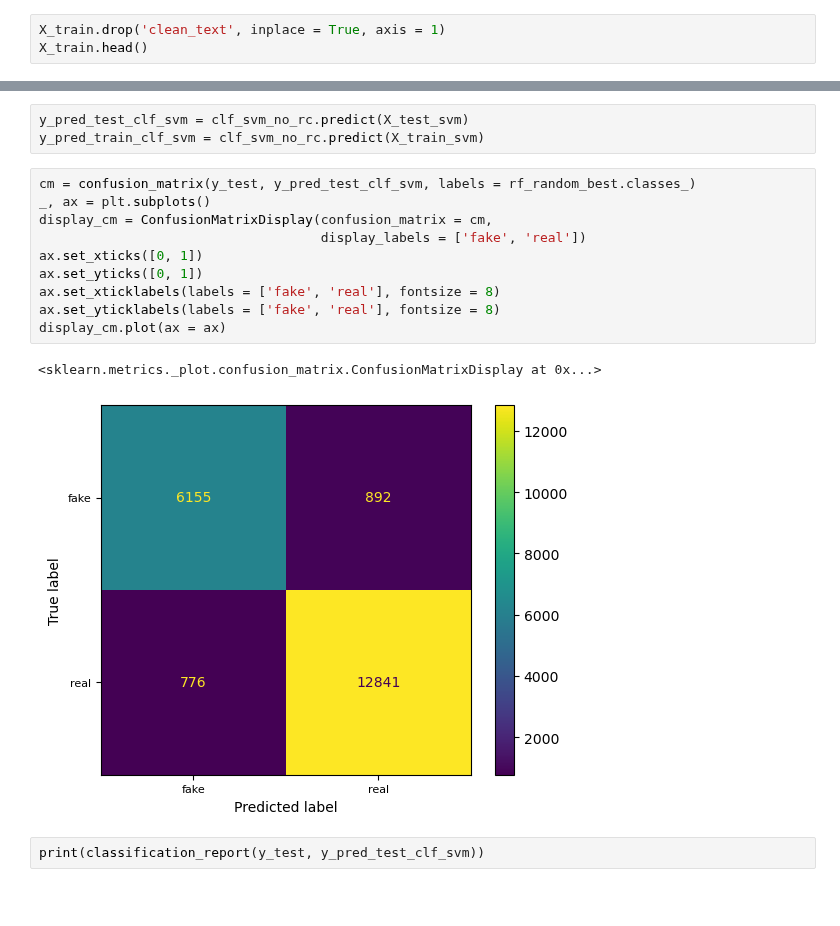
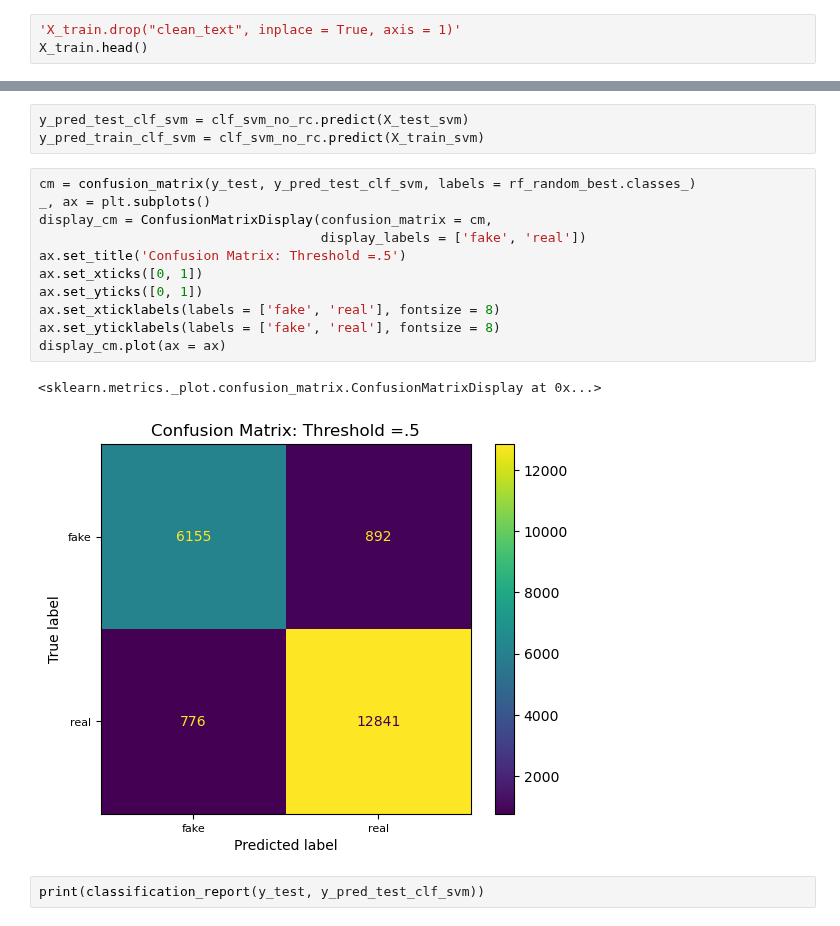
Before and after one commit to Noob1701/Springboard, a Jupyter notebook: Fake News Modelling.ipynb, the cells around one changed output, grey strips where cells are left out. Drawn from its saved outputs; the diff is of its cells as text; blank space fills up the shorter version.

```diff
--- a/Fake News Modelling.ipynb
+++ b/Fake News Modelling.ipynb
@@ -36,7 +37,7 @@ X_train.head()
 | 4 | 47.22 | 12.6 | 12.89 | 15.5 | 9.10 | 163 | 16.250000 | 13.33 | 1304 | ... |
 5 rows × 517 columns
 # %%
-X_train.drop('clean_text', inplace = True, axis = 1)
+'X_train.drop("clean_text", inplace = True, axis = 1)'
 X_train.head()
 # %% [output]
 |  | fe_score | fk_score | cl_score | ari_score | dc_score | dw_score | ls_score | gf_score | syllable_count | ... |
@@ -698,16 +702,17 @@ y_pred_train_clf_svm = clf_svm_no_rc.predict(X_train_svm)
 # %%
 cm = confusion_matrix(y_test, y_pred_test_clf_svm, labels = rf_random_best.classes_)
 _, ax = plt.subplots()
 display_cm = ConfusionMatrixDisplay(confusion_matrix = cm,
                                     display_labels = ['fake', 'real'])
+ax.set_title('Confusion Matrix: Threshold =.5')
 ax.set_xticks([0, 1])
 ax.set_yticks([0, 1])
 ax.set_xticklabels(labels = ['fake', 'real'], fontsize = 8)
 ax.set_yticklabels(labels = ['fake', 'real'], fontsize = 8)
 display_cm.plot(ax = ax)
 # %% [output]
 <sklearn.metrics._plot.confusion_matrix.ConfusionMatrixDisplay at 0x...>
-[figure, old version]
+[figure, new version]
 # %%
 print(classification_report(y_test, y_pred_test_clf_svm))
 # %% [output]
```
Also changed, not shown: parts of 12 cells of this notebook, 1 other file.
